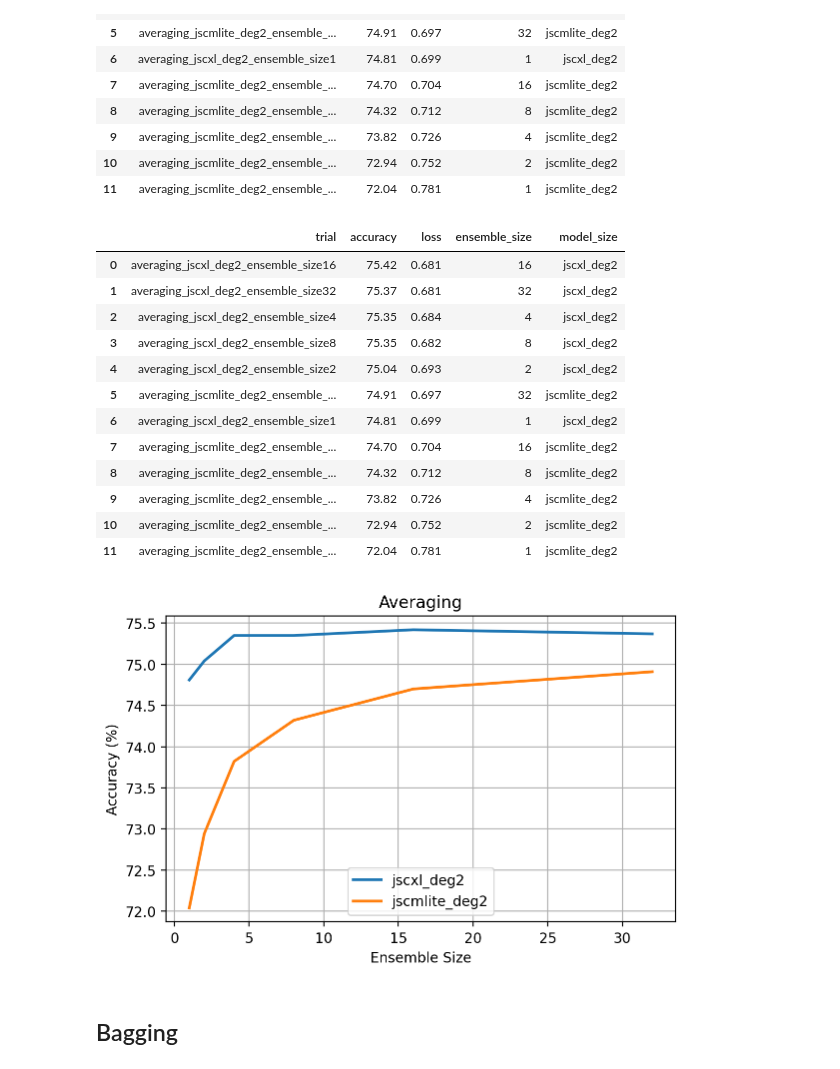
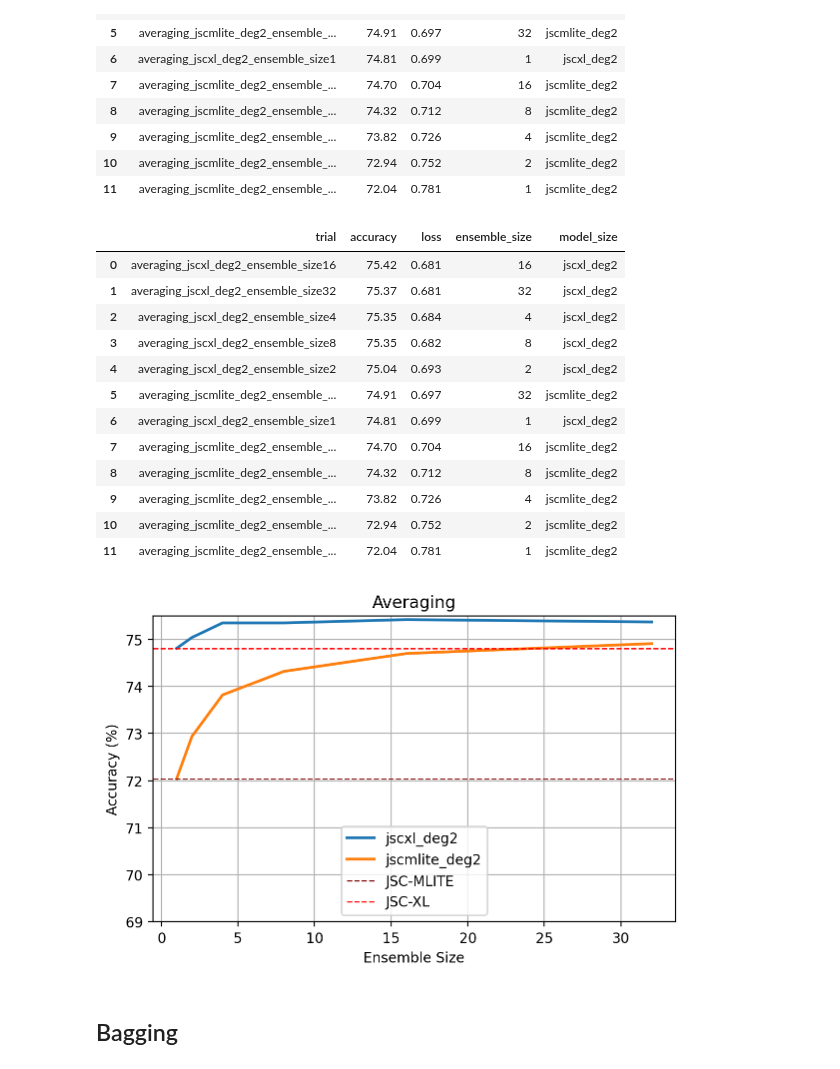
Before and after one commit to oliviaweng/logicnets, a Jupyter notebook: examples/jet_substructure/plots/analysis.ipynb, the cells around one changed output. Drawn from its saved outputs; the diff is of its cells as text; code cells hidden in the pictures.

Commit message:
update poylut charts

```diff
--- a/examples/jet_substructure/plots/analysis.ipynb
+++ b/examples/jet_substructure/plots/analysis.ipynb
@@ -10,22 +10,22 @@ from IPython.display import display
 %matplotlib inline
 %config InlineBackend.figure_format='retina'
 
-# BEST_SINGLE_MODEL = {
-#     "trial": "best_single_model",
-#     "accuracy": 72.04,
-#     "loss": 0.781, # Train loss
-#     "ensemble_size": 1,
-#     "tag": "deg1",
-# }
-# BEST_SINGLE_MODEL_DEG4 = {
-#     "trial": "best_single_model",
-#     "accuracy": 96,
-#     "loss": 0.193, # Train loss
-#     "ensemble_size": 1,
-#     "tag": "deg4",
-# }
-# BEST_SINGLE_MODEL_DF = pd.DataFrame(BEST_SINGLE_MODEL, index=[0])
-# BEST_SINGLE_MODEL_DEG4_DF = pd.DataFrame(BEST_SINGLE_MODEL_DEG4, index=[0])
+BEST_SINGLE_MODEL_MLITE = {
+    "trial": "best_single_model_mlite",
+    "accuracy": 72.04,
+    "loss": 0.0, # Train loss
+    "ensemble_size": 1,
+    "tag": "jscmlite_deg2",
+}
+BEST_SINGLE_MODEL_XL = {
+    "trial": "best_single_model_xl",
+    "accuracy": 74.81,
+    "loss": 0.0, # Train loss
+    "ensemble_size": 1,
+    "tag": "jscxl_deg2",
+}
+BEST_SINGLE_MODEL_MLITE_DF = pd.DataFrame(BEST_SINGLE_MODEL_MLITE, index=[0])
+BEST_SINGLE_MODEL_XL_DF = pd.DataFrame(BEST_SINGLE_MODEL_XL, index=[0])
 # %%
 def parse_ensembling_experiment(experiment_dir):
     """
@@ -176,36 +175,39 @@ ax = sns.lineplot(
     data=plot_df,
     x="ensemble_size",
     y="accuracy",
     ax=ax,
     hue="model_size",
     linewidth=2,
     # legend="auto",
 )
+plt.axhline(y=BEST_SINGLE_MODEL_MLITE["accuracy"], linewidth=1, linestyle="--", color="maroon", label="JSC-MLITE")
+plt.axhline(y=BEST_SINGLE_MODEL_XL["accuracy"], linewidth=1, linestyle="--", color="red", label="JSC-XL")
+# ax.set_ylim([93, 98.5])
+# fig.legend(bbox_to_anchor=(0.5, -0.2), loc="lower center")
 ax.grid()
 ax.set_title("Averaging")
 ax.set_ylabel("Accuracy (%)")
 ax.set_xlabel("Ensemble Size")
 ax.legend(loc="lower center")
-# ax.set_ylim([93, 98.5])
-# fig.legend(bbox_to_anchor=(0.5, -0.2), loc="lower center")
+ax.set_ylim([69, 75.5])
 fig.tight_layout()
 plt.savefig("averaging_acc_v_ensemble_size_lineplot.pdf")
 plt.savefig("averaging_acc_v_ensemble_size_lineplot.png")
 # %% [output]
 |  | trial | accuracy | loss | ensemble_size | model_size |
 | 0 | averaging_jscxl_deg2_ensemble_size16 | 75.42 | 0.681 | 16 | jscxl_deg2 |
 | 1 | averaging_jscxl_deg2_ensemble_size32 | 75.37 | 0.681 | 32 | jscxl_deg2 |
 | 2 | averaging_jscxl_deg2_ensemble_size4 | 75.35 | 0.684 | 4 | jscxl_deg2 |
 | 3 | averaging_jscxl_deg2_ensemble_size8 | 75.35 | 0.682 | 8 | jscxl_deg2 |
 | 4 | averaging_jscxl_deg2_ensemble_size2 | 75.04 | 0.693 | 2 | jscxl_deg2 |
 | 5 | averaging_jscmlite_deg2_ensemble_... | 74.91 | 0.697 | 32 | jscmlite_deg2 |
 | 6 | averaging_jscxl_deg2_ensemble_size1 | 74.81 | 0.699 | 1 | jscxl_deg2 |
 | 7 | averaging_jscmlite_deg2_ensemble_... | 74.70 | 0.704 | 16 | jscmlite_deg2 |
 | 8 | averaging_jscmlite_deg2_ensemble_... | 74.32 | 0.712 | 8 | jscmlite_deg2 |
 | 9 | averaging_jscmlite_deg2_ensemble_... | 73.82 | 0.726 | 4 | jscmlite_deg2 |
 | 10 | averaging_jscmlite_deg2_ensemble_... | 72.94 | 0.752 | 2 | jscmlite_deg2 |
 | 11 | averaging_jscmlite_deg2_ensemble_... | 72.04 | 0.781 | 1 | jscmlite_deg2 |
-[figure, old version]
+[figure, new version]
 # %% [markdown]
 ## Bagging
 # %%
```
Also changed, not shown: parts of 2 cells of this notebook, 3 other files.
